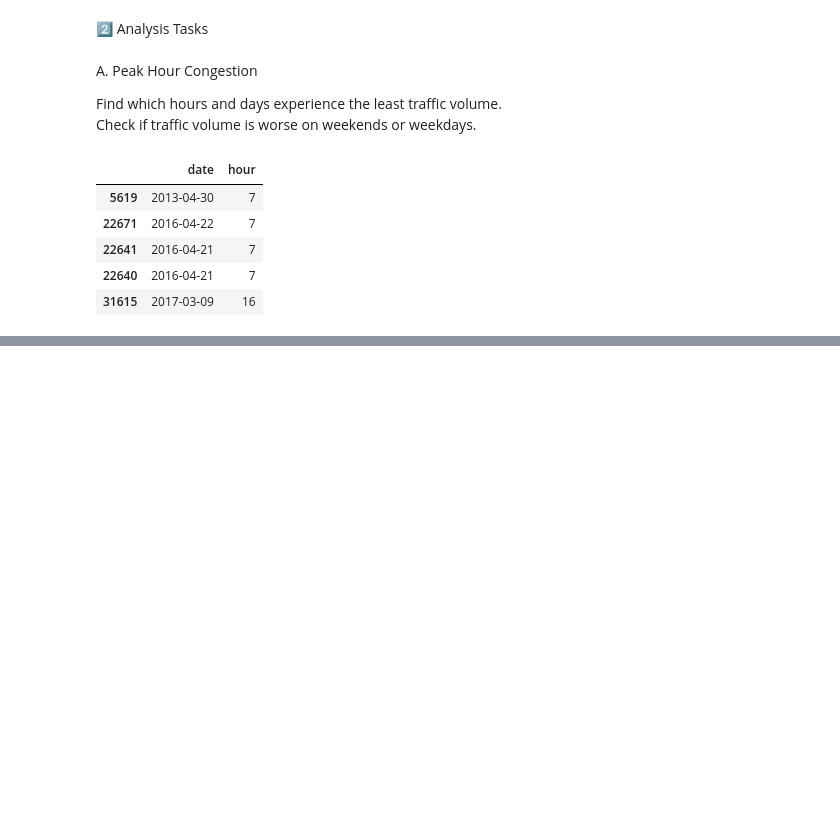
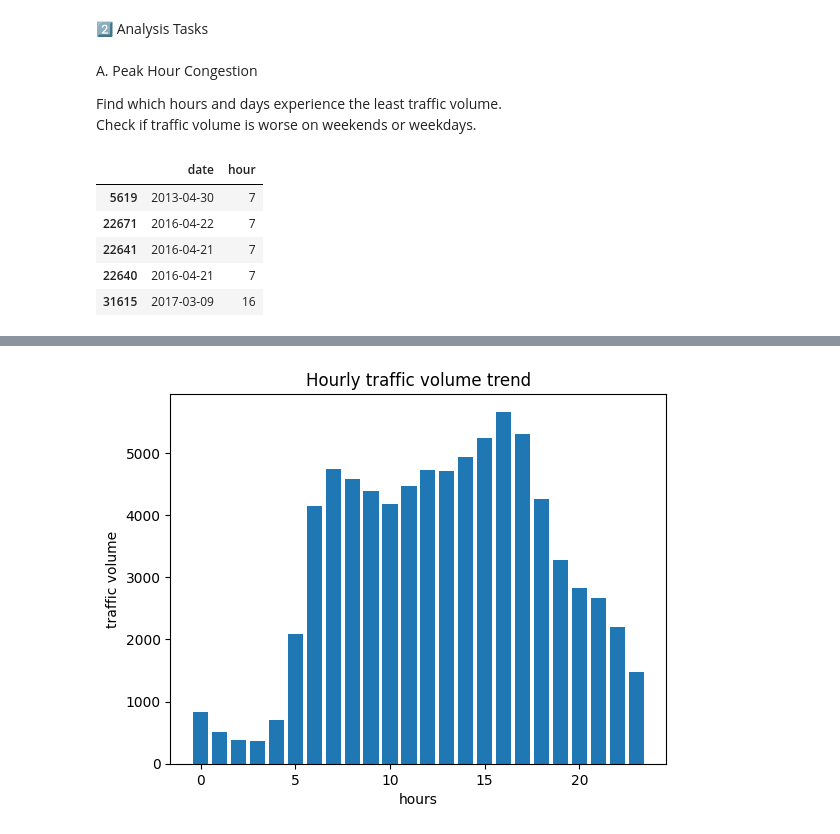
Before and after one commit to tahaftm/Data-Analysis-Projects, a Jupyter notebook: Transportation Analysis.ipynb, the cells around one changed output, grey strips where cells are left out. Drawn from its saved outputs; the diff is of its cells as text; code cells hidden in the pictures; blank space fills up the shorter version.

```diff
--- a/Transportation Analysis.ipynb
+++ b/Transportation Analysis.ipynb
@@ -205,0 +283,11 @@ Congested road clusters
+# %%
+df = traffic_vol.groupby("hour")["traffic_volume"].mean().reset_index()
+fig, ax = plt.subplots()
+ax.bar(df["hour"], df['traffic_volume'])
+plt.title("Hourly traffic volume trend")
+plt.xlabel("hours")
+plt.ylabel("traffic volume")
+# plt.savefig(r"plot/City Transportaion/Hourly traffic volume trend.png", dpi  = 100)
+plt.show()
+# %% [output]
+[figure, added]
```
Also changed, not shown: parts of 19 cells of this notebook, 6 other files.
